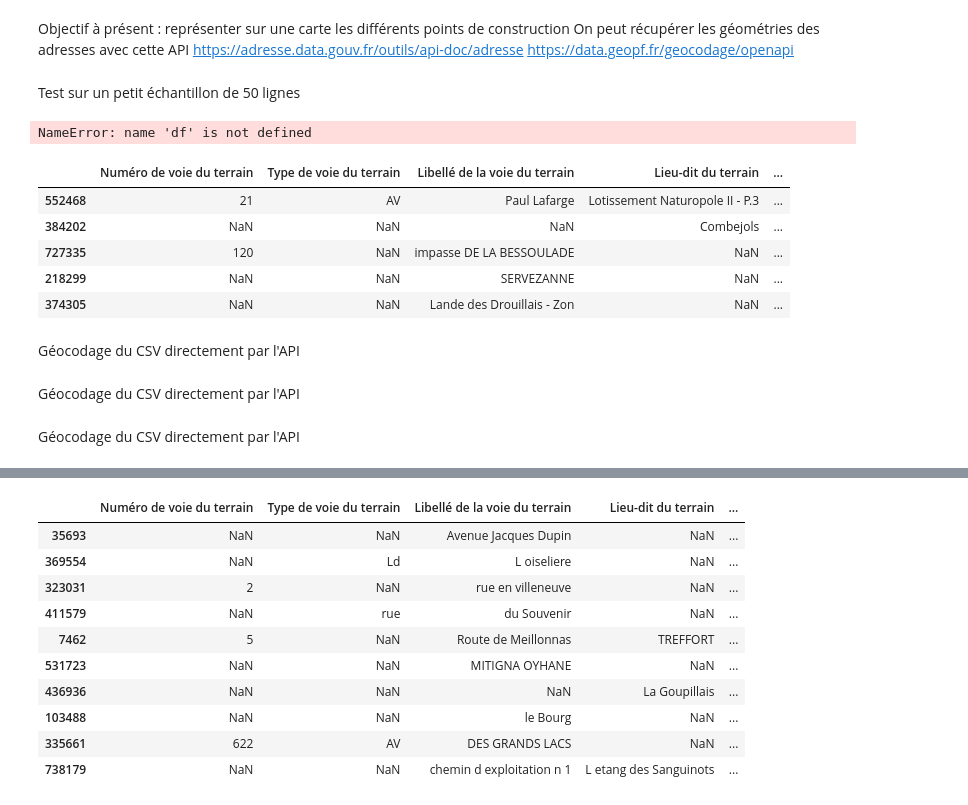
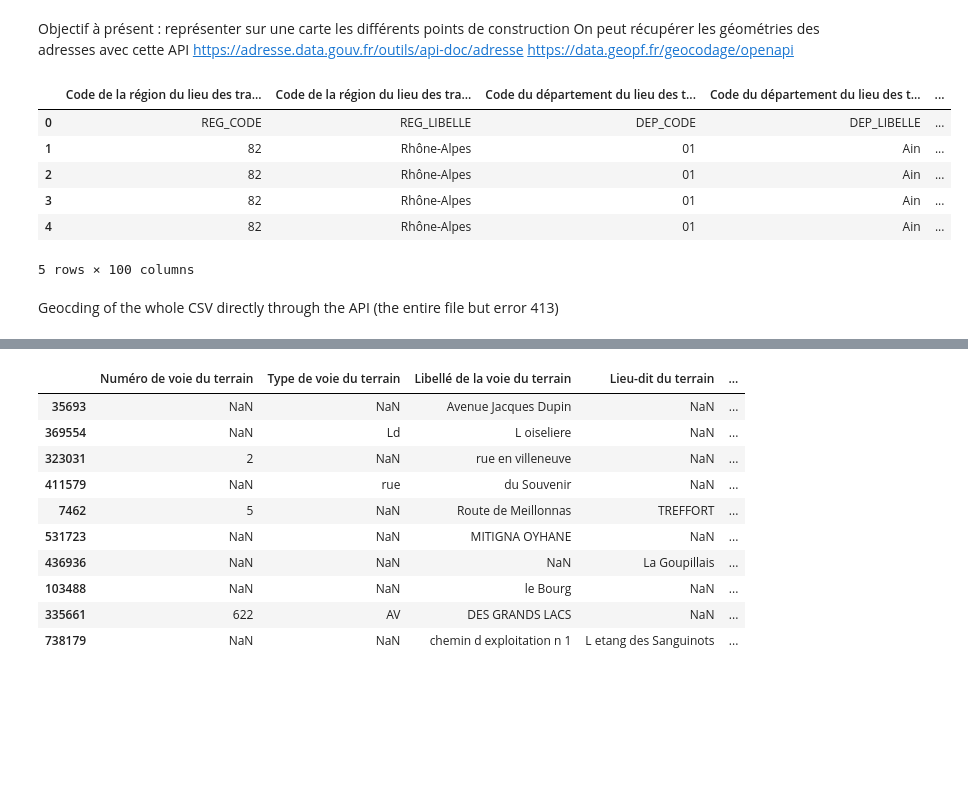
Before and after one commit to m-ligeret/price-signals-construction-activity, a Jupyter notebook: preprocessing-geocoding.ipynb, the cells around one changed output, grey strips where cells are left out. Drawn from its saved outputs; the diff is of its cells as text; code cells hidden in the pictures; blank space fills up the shorter version.

Commit message:
Géocodage construction non résidentel et réorganisation des fichiers

```diff
--- a/Construction_nonrésid_géocodage.ipynb
+++ b/preprocessing-geocoding.ipynb
@@ -41,29 +31,22 @@ Objectif à présent : représenter sur une carte les différents points de cons
   On peut récupérer les géométries des adresses avec cette API
   https://adresse.data.gouv.fr/outils/api-doc/adresse
   https://data.geopf.fr/geocodage/openapi
-# %% [markdown]
-Test sur un petit échantillon de 50 lignes
 # %%
 elements_adresse = ['Numéro de voie du terrain',
        'Type de voie du terrain', 'Libellé de la voie du terrain',
        'Lieu-dit du terrain', 'Localité du terrain']
-df = df.loc[:,elements_adresse].sample(500)
-df['Adresse_complete'] = df.apply(lambda row : " ".join(row.dropna().astype(str)), axis=1)
+df_adresses = df.loc[:,elements_adresse]
+df['Adresse_complete'] = df_adresses.apply(lambda row : " ".join(row.dropna().astype(str)), axis=1)
-# %% [output]
-NameError: name 'df' is not defined
-# %%
-adresses.head()
-# %% [output]
-|  | Numéro de voie du terrain | Type de voie du terrain | Libellé de la voie du terrain | Lieu-dit du terrain | ... |
-| 552468 | 21 | AV | Paul Lafarge | Lotissement Naturopole II - P.3 | ... |
-| 384202 | NaN | NaN | NaN | Combejols | ... |
-| 727335 | 120 | NaN | impasse DE LA BESSOULADE | NaN | ... |
-| 218299 | NaN | NaN | SERVEZANNE | NaN | ... |
-| 374305 | NaN | NaN | Lande des Drouillais - Zon | NaN | ... |
+# %%
+df.head()
+# %% [output]
+|  | Code de la région du lieu des tra... | Code de la région du lieu des tra... | Code du département du lieu des t... | Code du département du lieu des t... | ... |
+| 0 | REG_CODE | REG_LIBELLE | DEP_CODE | DEP_LIBELLE | ... |
+| 1 | 82 | Rhône-Alpes | 01 | Ain | ... |
+| 2 | 82 | Rhône-Alpes | 01 | Ain | ... |
+| 3 | 82 | Rhône-Alpes | 01 | Ain | ... |
+| 4 | 82 | Rhône-Alpes | 01 | Ain | ... |
+5 rows × 100 columns
 # %% [markdown]
-Géocodage du CSV directement par l'API
+Geocding of the whole CSV directly through the API (the entire file but error 413)
-# %% [markdown]
-Géocodage du CSV directement par l'API
-# %% [markdown]
-Géocodage du CSV directement par l'API
 # %%
```
Also changed, not shown: parts of 11 cells of this notebook, 3 other files.
